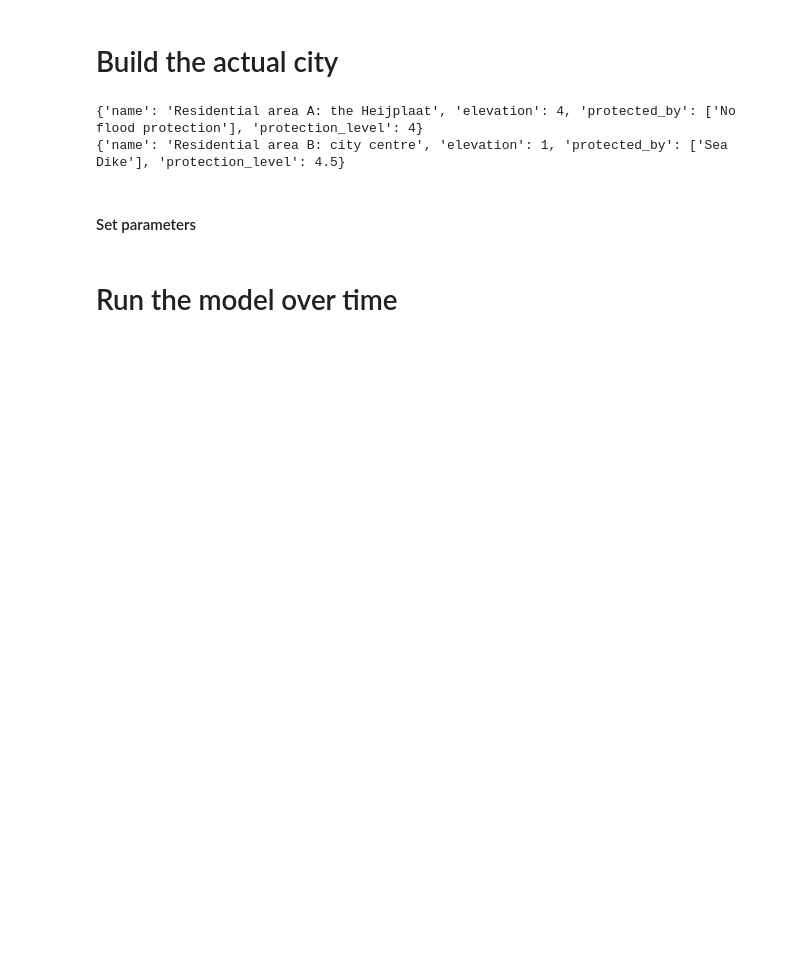
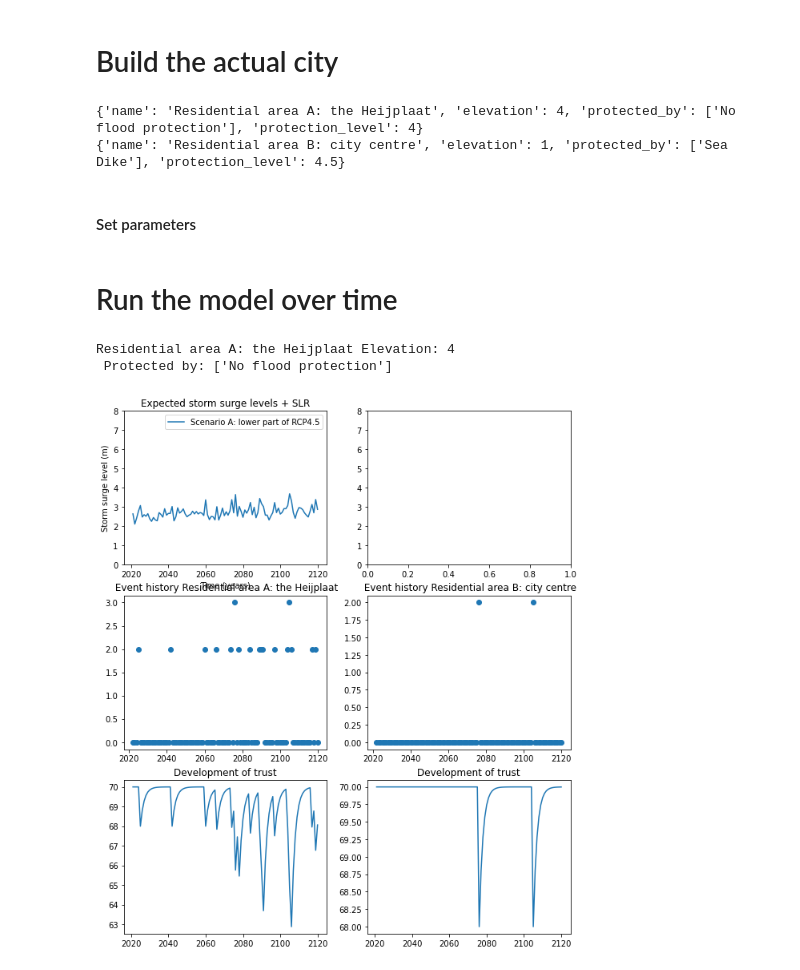
Before and after one commit to keesvanginkel/Urban-SETP, a Jupyter notebook: Rotterdam.ipynb, the cells around one changed output. Cells and saved outputs as stored; diff of their text form; code cells hidden in the pictures; blank space fills up the shorter version.

Commit message:
Added sea level rise projections, made a very simple event plot function

```diff
--- a/Rotterdam.ipynb
+++ b/Rotterdam.ipynb
@@ -404,3 +404,34 @@ for i,t in enumerate(time): #Iterate over the years t, with index i
                 T_eq = 70
                 dTdt = (Area.trust_t[i-1]-T_eq)*-k
                 Area.trust_t[i] = Area.trust_t[i-1] + dTdt
+# %%
+allResidentialArea[0]
+# %% [output]
+Residential area A: the Heijplaat Elevation: 4
+ Protected by: ['No flood protection']
+# %%
+SurgeSeries = SurgeSeries_A
+
+#Plot as a time series
+
+fig, axes = plt.subplots(nrows=3,ncols=2,sharey=False,figsize=(,12))
+
+axes[0,0].plot(SurgeSeries.years,SurgeSeries.surgelevel)
+
+axes[0,0].legend(labels=[SurgeSeries.description])
+axes[0,0].set_title('Expected storm surge levels + SLR')
+axes[0,0].set_xlabel('Time (years)')
+axes[0,0].set_ylabel('Storm surge level (m)')
+axes[0,0].set_ylim(0,8)
+axes[0,1].set_ylim(0,8)
+
+for i, Area in enumerate(allResidentialArea):
+    axes[1,i].set_title('Event history {}'.format(allResidentialArea[i].name))
+    axes[1,i].plot(SurgeSeries.years,allResidentialArea[i].event_impact_history,'o')
+
+    axes[2,i].set_title('Development of trust')
+    axes[2,i].plot(SurgeSeries.years,allResidentialArea[i].trust_t,)
+
+#axes[1,0].set_yscale('log')
+# %% [output]
+[figure, added]
```
Also changed, not shown: parts of 2 cells of this notebook, 5 other files.
